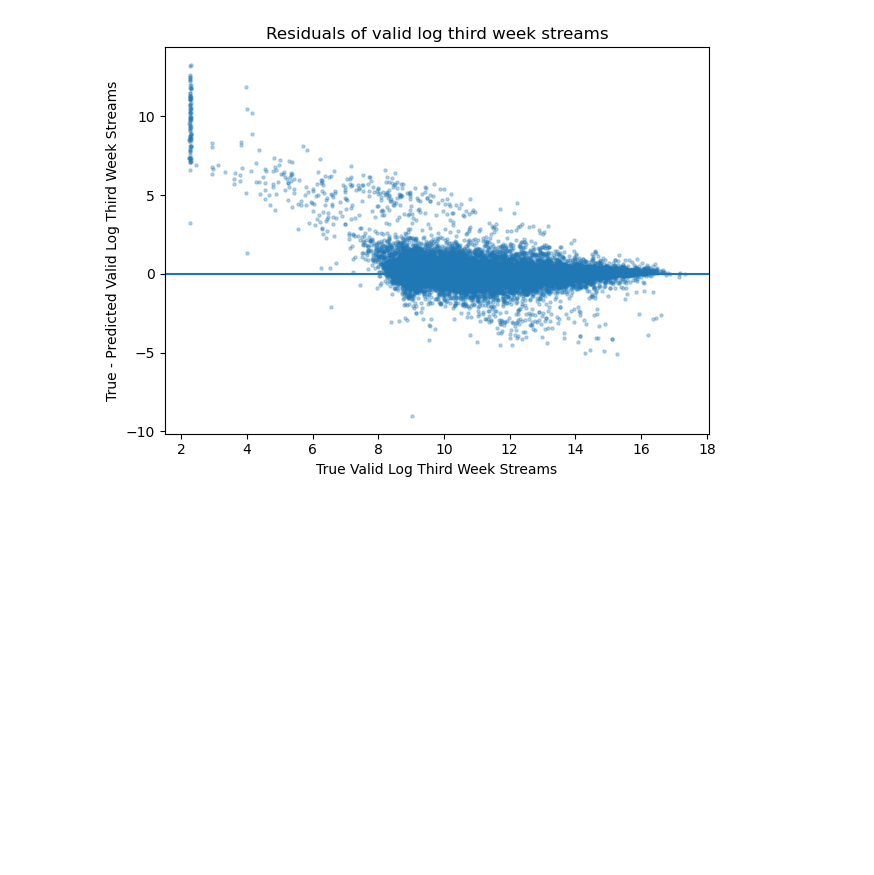
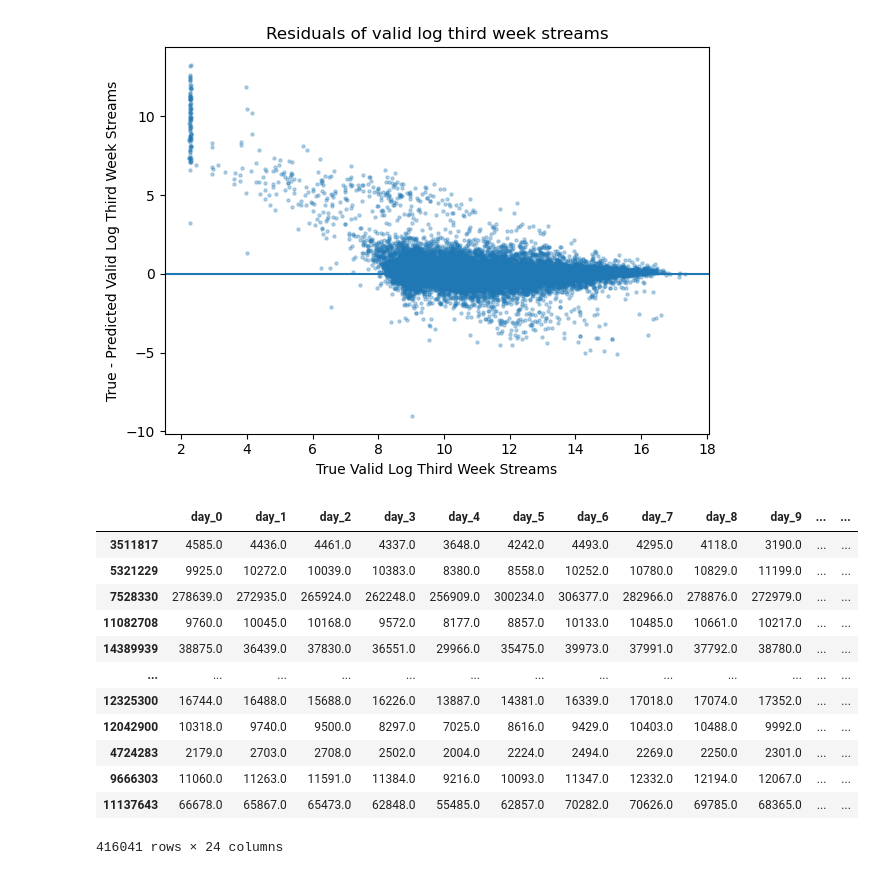
Before and after one commit to willcoomans5/stream_predictions, a Jupyter notebook: predictions/three_week_preds.ipynb, the cells around one changed output. Saved outputs shown, nothing was run; the diff lists cells and outputs as text; code cells hidden in the pictures; blank space fills up the shorter version.

```diff
--- a/predictions/three_week_preds.ipynb
+++ b/predictions/three_week_preds.ipynb
@@ -195,6 +109,29 @@ plt.title("Residuals of valid log third week streams")
 plt.tight_layout()
 # %% [output]
 [figure]
+# %%
+test_filled = interpolate_vals(test, days)
+
+# Compute the number of weekly streams (with no overlap) across the lagged 21 day period
+window1 = sum([test_filled[day] for day in days[:7]])
+window2 = sum([test_filled[day] for day in days[7:14]])
+window3 = sum([test_filled[day] for day in days[14:]])
+
+test_filled
+# %% [output]
+|  | day_0 | day_1 | day_2 | day_3 | day_4 | day_5 | day_6 | day_7 | day_8 | day_9 | ... | ... |
+| 3511817 | 4585.0 | 4436.0 | 4461.0 | 4337.0 | 3648.0 | 4242.0 | 4493.0 | 4295.0 | 4118.0 | 3190.0 | ... | ... |
+| 5321229 | 9925.0 | 10272.0 | 10039.0 | 10383.0 | 8380.0 | 8558.0 | 10252.0 | 10780.0 | 10829.0 | 11199.0 | ... | ... |
+| 7528330 | 278639.0 | 272935.0 | 265924.0 | 262248.0 | 256909.0 | 300234.0 | 306377.0 | 282966.0 | 278876.0 | 272979.0 | ... | ... |
+| 11082708 | 9760.0 | 10045.0 | 10168.0 | 9572.0 | 8177.0 | 8857.0 | 10133.0 | 10485.0 | 10661.0 | 10217.0 | ... | ... |
+| 14389939 | 38875.0 | 36439.0 | 37830.0 | 36551.0 | 29966.0 | 35475.0 | 39973.0 | 37991.0 | 37792.0 | 38780.0 | ... | ... |
+| ... | ... | ... | ... | ... | ... | ... | ... | ... | ... | ... | ... | ... |
+| 12325300 | 16744.0 | 16488.0 | 15688.0 | 16226.0 | 13887.0 | 14381.0 | 16339.0 | 17018.0 | 17074.0 | 17352.0 | ... | ... |
+| 12042900 | 10318.0 | 9740.0 | 9500.0 | 8297.0 | 7025.0 | 8616.0 | 9429.0 | 10403.0 | 10488.0 | 9992.0 | ... | ... |
+| 4724283 | 2179.0 | 2703.0 | 2708.0 | 2502.0 | 2004.0 | 2224.0 | 2494.0 | 2269.0 | 2250.0 | 2301.0 | ... | ... |
+| 9666303 | 11060.0 | 11263.0 | 11591.0 | 11384.0 | 9216.0 | 10093.0 | 11347.0 | 12332.0 | 12194.0 | 12067.0 | ... | ... |
+| 11137643 | 66678.0 | 65867.0 | 65473.0 | 62848.0 | 55485.0 | 62857.0 | 70282.0 | 70626.0 | 69785.0 | 68365.0 | ... | ... |
+416041 rows × 24 columns
 # %%
 pd.options.display.float_format = '{:.2f}'.format
 
```
Also changed, not shown: parts of 11 cells of this notebook, 3 other files.
